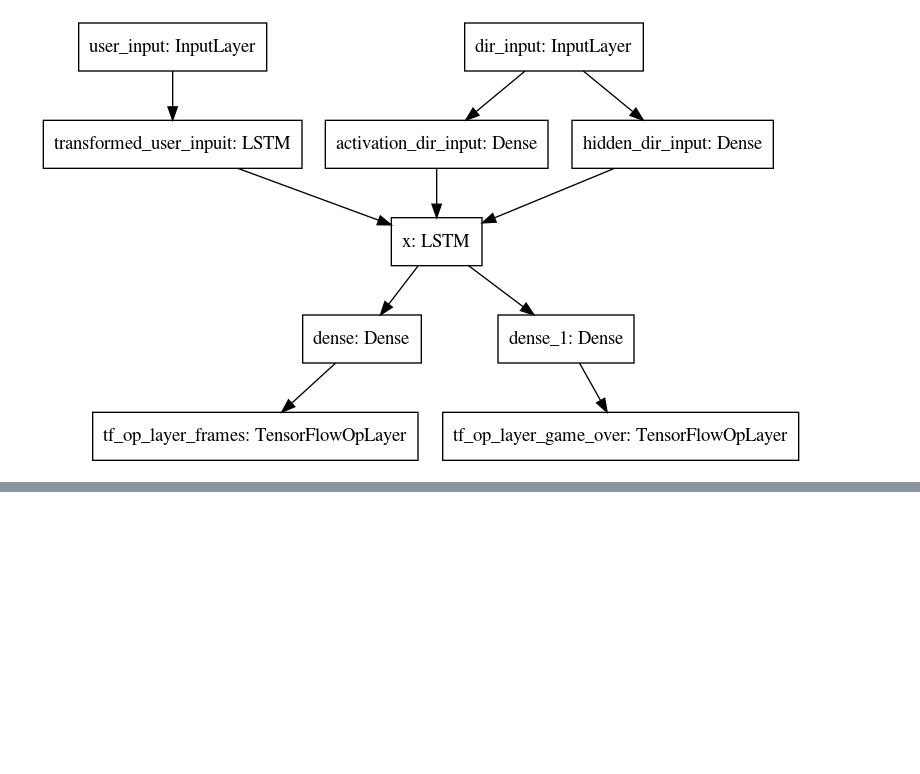
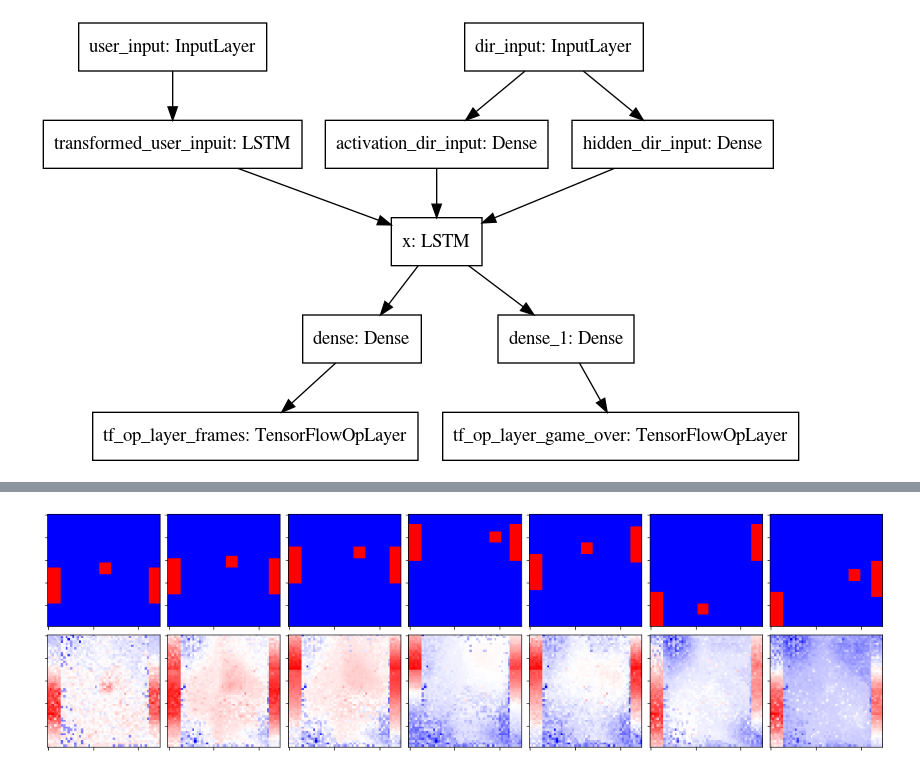
Before and after one commit to ichko/differentiable-simulation, a Jupyter notebook: pong/01-train-on-pong-data.ipynb, the cells around one changed output, grey strips where cells are left out. Cells and saved outputs as stored; diff of their text form; code cells hidden in the pictures; blank space fills up the shorter version.

```diff
--- a/pong/01-train-on-pong-data.ipynb
+++ b/pong/01-train-on-pong-data.ipynb
@@ -152,0 +199,4 @@ plt.show();
+# %%
+plot_pairwise_frames(frame_nums)
+# %% [output]
+[figure, added]
```
Also changed, not shown: parts of 12 cells of this notebook, 1 other file.
